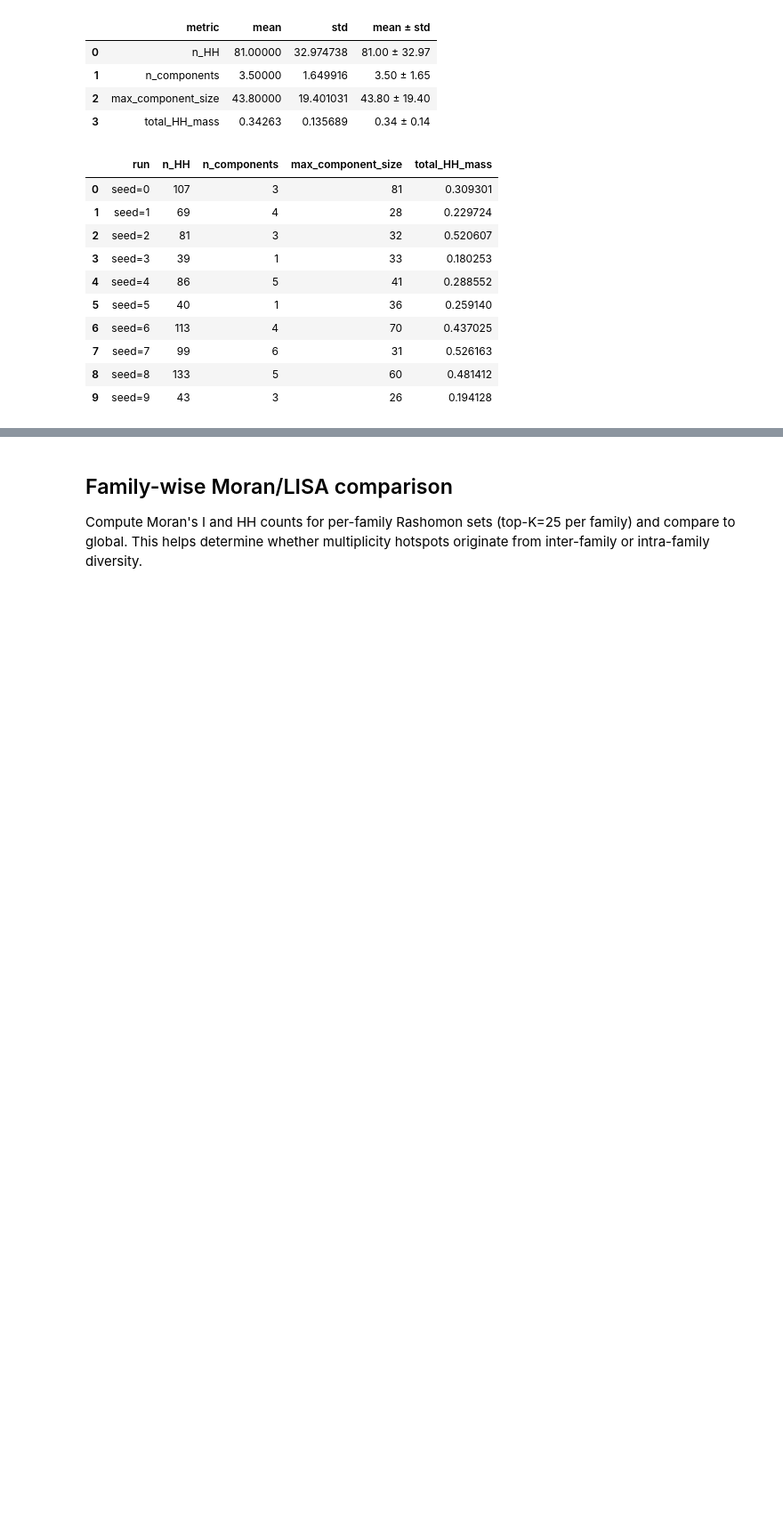
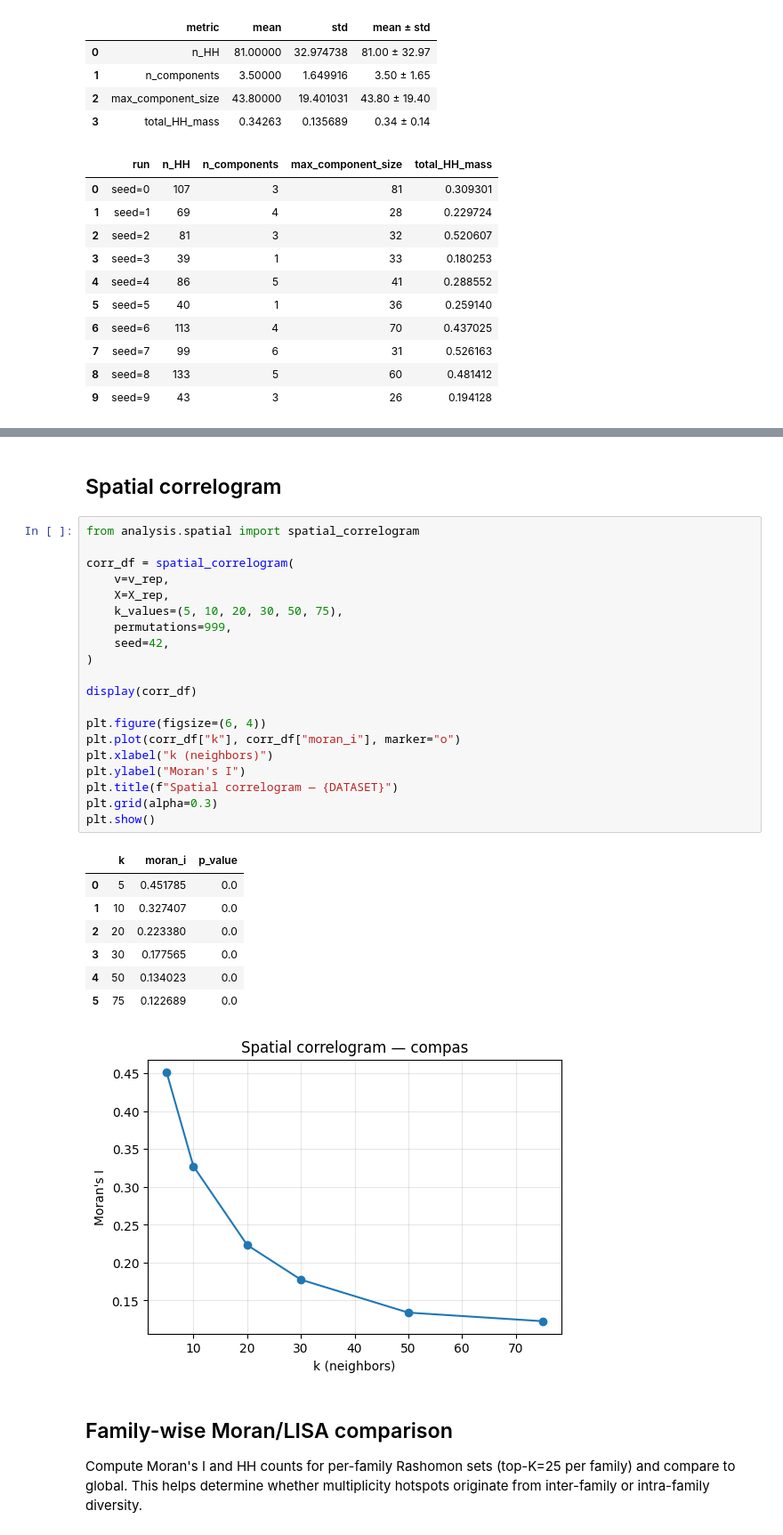
Before and after one commit to DejvisT/spatial-rashomon-multiplicity, a Jupyter notebook: notebooks/03_spatial_patterns.ipynb, the cells around one changed output, grey strips where cells are left out. Shown at 89% size. Drawn from its saved outputs; the diff is of its cells as text; blank space fills up the shorter version.

Commit message:
Adding Ottis Gi and spatial correlogram

```diff
--- a/notebooks/03_spatial_patterns.ipynb
+++ b/notebooks/03_spatial_patterns.ipynb
@@ -551,3 +705,34 @@ display(summary_df)
+# %% [markdown]
+## Spatial correlogram
+# %%
+from analysis.spatial import spatial_correlogram
+
+corr_df = spatial_correlogram(
+    v=v_rep,
+    X=X_rep,
+    k_values=(5, 10, 20, 30, 50, 75),
+    permutations=999,
+    seed=42,
+)
+
+display(corr_df)
+
+plt.figure(figsize=(6, 4))
+plt.plot(corr_df["k"], corr_df["moran_i"], marker="o")
+plt.xlabel("k (neighbors)")
+plt.ylabel("Moran's I")
+plt.title(f"Spatial correlogram — {DATASET}")
+plt.grid(alpha=0.3)
+plt.show()
+# %% [output]
+|  | k | moran_i | p_value |
+| 0 | 5 | 0.451785 | 0.0 |
+| 1 | 10 | 0.327407 | 0.0 |
+| 2 | 20 | 0.223380 | 0.0 |
+| 3 | 30 | 0.177565 | 0.0 |
+| 4 | 50 | 0.134023 | 0.0 |
+| 5 | 75 | 0.122689 | 0.0 |
+[figure, added]
 # %% [markdown]
 ## Family-wise Moran/LISA comparison
 
```
Also changed, not shown: parts of 2 cells of this notebook.
